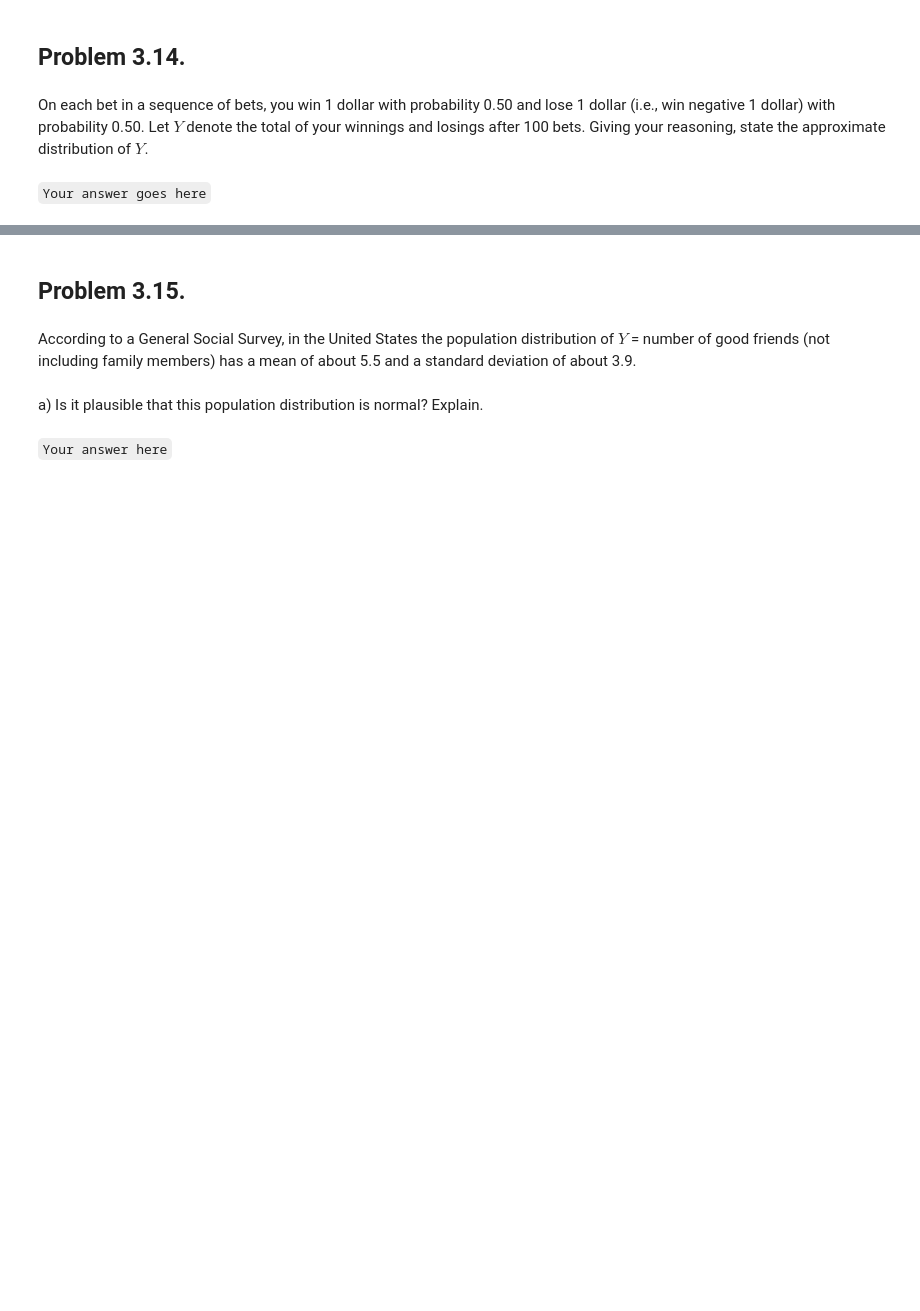
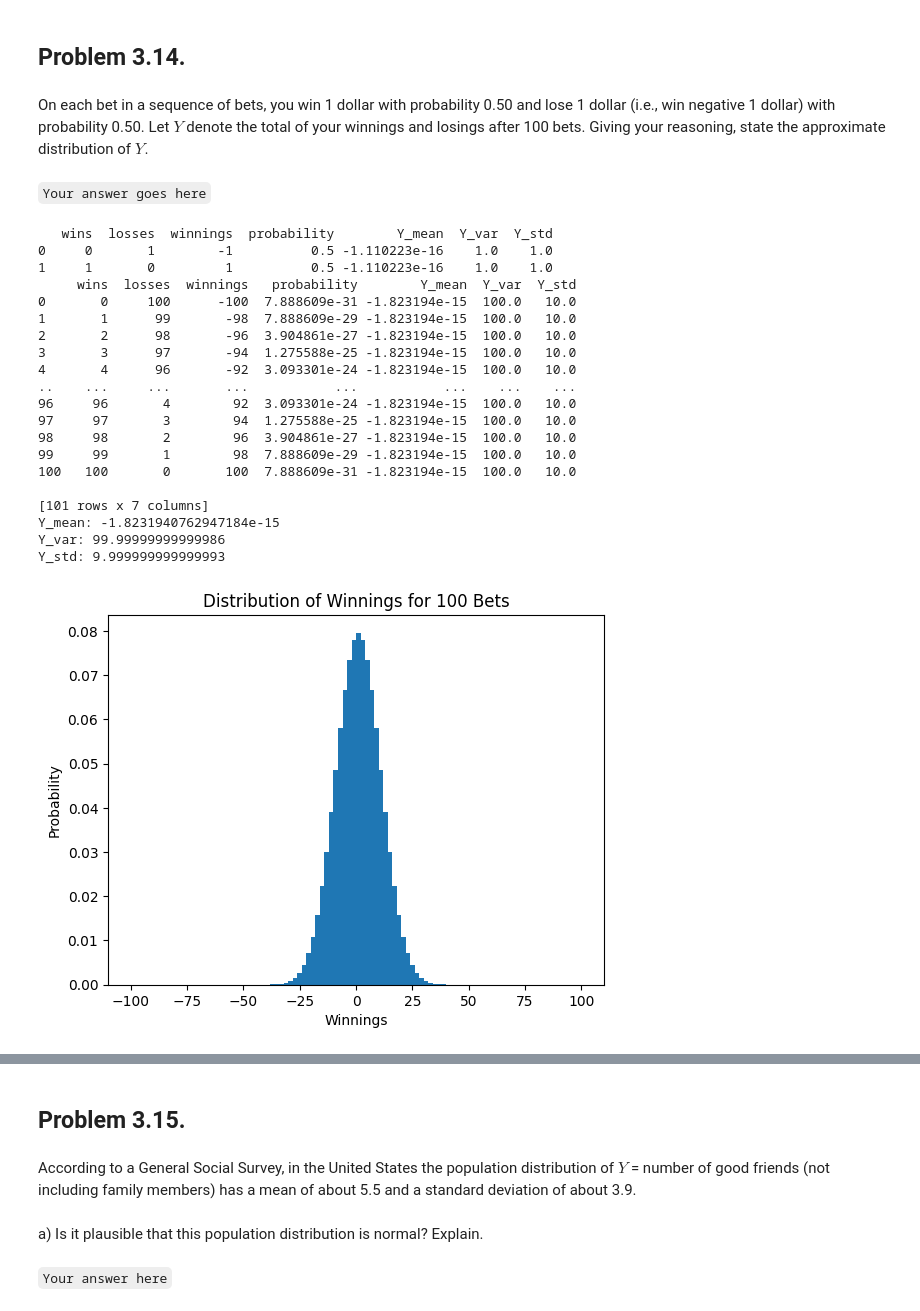
Before and after one commit to JustinSu11/Applied-Probability-and-Statistics-for-AI, a Jupyter notebook: Assignments/assignment 3.1/Justin_Nguyen_Assignment_3.1.ipynb, the cells around one changed output, grey strips where cells are left out. Drawn from its saved outputs; the diff is of its cells as text; code cells hidden in the pictures; blank space fills up the shorter version.

```diff
--- a/Assignments/assignment 3.1/Justin_Nguyen_Assignment_3.1.ipynb
+++ b/Assignments/assignment 3.1/Justin_Nguyen_Assignment_3.1.ipynb
@@ -119,3 +257,51 @@ illustrate the Central Limit Theorem.
 On each bet in a sequence of bets, you win 1 dollar with probability 0.50 and lose 1 dollar (i.e., win negative 1 dollar) with probability 0.50. Let $Y$ denote the total of your winnings and losings after 100 bets. Giving your reasoning, state the approximate distribution of $Y.$
 # %% [markdown]
 `Your answer goes here`
+# %%
+def bets(n):
+    k = np.arange(n + 1)
+    prob = stats.binom.pmf(k, n, 0.5)
+    winnings = k - (n - k)
+    Y_mean = np.sum(winnings * prob)
+    Y_var = np.sum((winnings - Y_mean)**2 * prob)
+    Y_std = np.sqrt(Y_var)
+    return pd.DataFrame({"wins": k, "losses": n - k, "winnings": winnings, "probability": prob, "Y_mean": Y_mean, "Y_var": Y_var, "Y_std": Y_std})
+
+print(bets(1))
+
+table = bets(100)
+Y_mean = table["Y_mean"].iloc[0]
+Y_var = table["Y_var"].iloc[0]
+Y_std = table["Y_std"].iloc[0]
+print(table)
+print("Y_mean:", Y_mean)
+print("Y_var:", Y_var)
+print("Y_std:", Y_std)
+
+plt.hist(table["winnings"], bins=range(table["winnings"].min(), table["winnings"].max() + 1, 2), weights=table["probability"])
+plt.xlabel("Winnings")
+plt.ylabel("Probability")
+plt.title("Distribution of Winnings for 100 Bets")
+plt.show()
+# %% [output]
+   wins  losses  winnings  probability        Y_mean  Y_var  Y_std
+0     0       1        -1          0.5 -1.110223e-16    1.0    1.0
+1     1       0         1          0.5 -1.110223e-16    1.0    1.0
+     wins  losses  winnings   probability        Y_mean  Y_var  Y_std
+0       0     100      -100  7.888609e-31 -1.823194e-15  100.0   10.0
+1       1      99       -98  7.888609e-29 -1.823194e-15  100.0   10.0
+2       2      98       -96  3.904861e-27 -1.823194e-15  100.0   10.0
+3       3      97       -94  1.275588e-25 -1.823194e-15  100.0   10.0
+4       4      96       -92  3.093301e-24 -1.823194e-15  100.0   10.0
+..    ...     ...       ...           ...           ...    ...    ...
+96     96       4        92  3.093301e-24 -1.823194e-15  100.0   10.0
+97     97       3        94  1.275588e-25 -1.823194e-15  100.0   10.0
+98     98       2        96  3.904861e-27 -1.823194e-15  100.0   10.0
+99     99       1        98  7.888609e-29 -1.823194e-15  100.0   10.0
+100   100       0       100  7.888609e-31 -1.823194e-15  100.0   10.0
+
+[101 rows x 7 columns]
+Y_mean: -1.8231940762947184e-15
+Y_var: 99.99999999999986
+Y_std: 9.999999999999993
+[figure, added]
```
Also changed, not shown: parts of 38 cells of this notebook, 2 other files.
